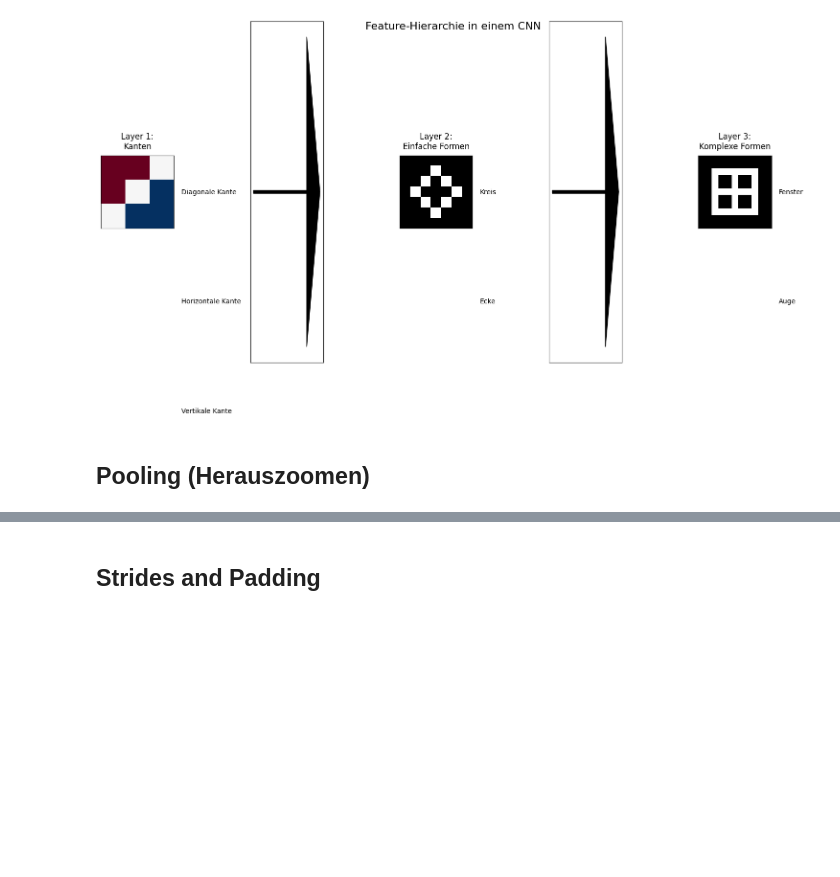
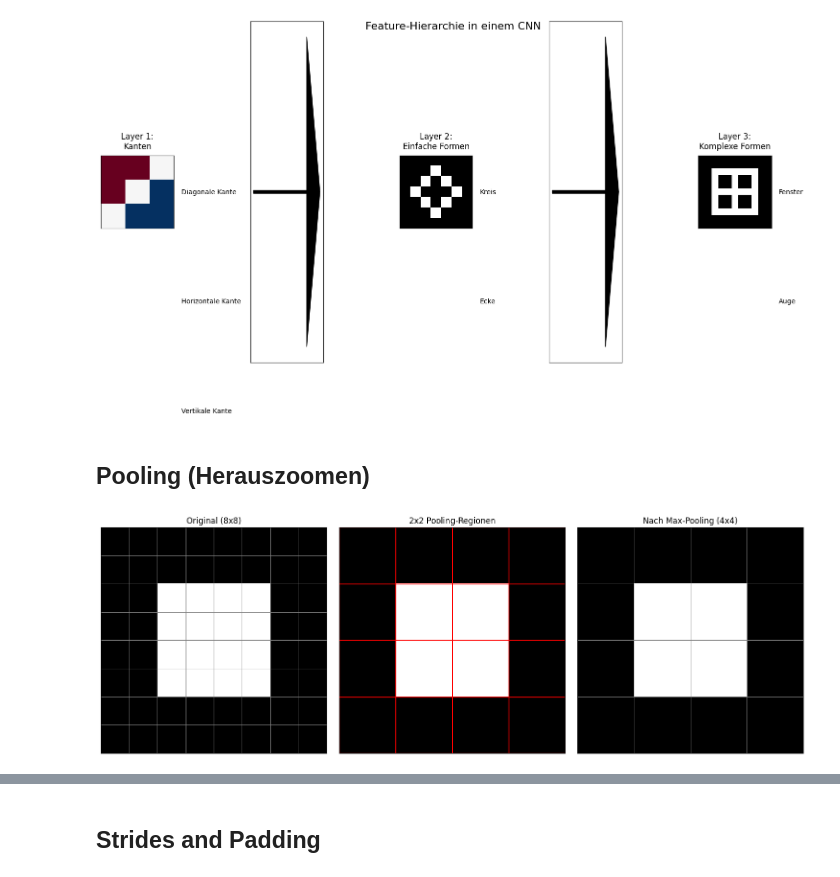
Before and after one commit to mrs-curi0sity/ki-fuer-marie, a Jupyter notebook: episodes/02-fortgeschrittene-konzepte-neuronaler-netze/code/neural_networks.ipynb, the cells around one changed output, grey strips where cells are left out. Cells and saved outputs as stored; diff of their text form; code cells hidden in the pictures; blank space fills up the shorter version.

```diff
--- a/episodes/02-fortgeschrittene-konzepte-neuronaler-netze/code/neural_networks.ipynb
+++ b/episodes/02-fortgeschrittene-konzepte-neuronaler-netze/code/neural_networks.ipynb
@@ -806,3 +806,69 @@ create_feature_hierarchy_visualization()
 [figure]
 # %% [markdown]
 ## Pooling (Herauszoomen)
+# %%
+import numpy as np
+import matplotlib.pyplot as plt
+
+def create_pooling_visualization():
+    # Erstelle ein einfaches 8x8 "Bild" mit einem markanten Muster
+    original = np.zeros((8, 8))
+    original[2:6, 2:6] = 1  # Ein weißes Quadrat in der Mitte
+
+    # Pooling simulieren (2x2 Max-Pooling)
+    pooled = np.zeros((4, 4))
+    for i in range(0, 8, 2):
+        for j in range(0, 8, 2):
+            pooled[i//2, j//2] = np.max(original[i:i+2, j:j+2])
+
+    # Visualisierung
+    fig, axes = plt.subplots(1, 3, figsize=(15, 5))
+
+    # Original mit Grid
+    axes[0].imshow(original, cmap='gray')
+    axes[0].set_title('Original (8x8)')
+    # Zeichne Grid
+    for i in range(8):
+        for j in range(8):
+            axes[0].axhline(y=i-0.5, color='gray', linewidth=0.5)
+            axes[0].axvline(x=j-0.5, color='gray', linewidth=0.5)
+            if original[i,j] == 1:
+                axes[0].text(j, i, '1', ha='center', va='center', color='white')
+            else:
+                axes[0].text(j, i, '0', ha='center', va='center', color='black')
+
+    # Zeige 2x2 Pooling-Regionen
+    axes[1].imshow(original, cmap='gray')
+    axes[1].set_title('2x2 Pooling-Regionen')
+    for i in range(0, 8, 2):
+        for j in range(0, 8, 2):
+            axes[1].add_patch(plt.Rectangle((j-0.5, i-0.5), 2, 2, fill=False, color='red'))
+            # Zeige Max-Wert in der Region
+            max_val = np.max(original[i:i+2, j:j+2])
+            axes[1].text(j+0.5, i+0.5, f'max={int(max_val)}',
+                        ha='center', va='center',
+                        color='white' if max_val > 0.5 else 'black')
+
+    # Gepooltes Ergebnis
+    axes[2].imshow(pooled, cmap='gray')
+    axes[2].set_title('Nach Max-Pooling (4x4)')
+    for i in range(4):
+        for j in range(4):
+            axes[2].axhline(y=i-0.5, color='gray', linewidth=0.5)
+            axes[2].axvline(x=j-0.5, color='gray', linewidth=0.5)
+            if pooled[i,j] == 1:
+                axes[2].text(j, i, '1', ha='center', va='center', color='white')
+            else:
+                axes[2].text(j, i, '0', ha='center', va='center', color='black')
+
+    # Entferne Achsenbeschriftungen
+    for ax in axes:
+        ax.set_xticks([])
+        ax.set_yticks([])
+
+    plt.tight_layout()
+    plt.show()
+
+create_pooling_visualization()
+# %% [output]
+[figure, added]
```
Also changed, not shown: parts of 7 cells of this notebook, 3 other files.
